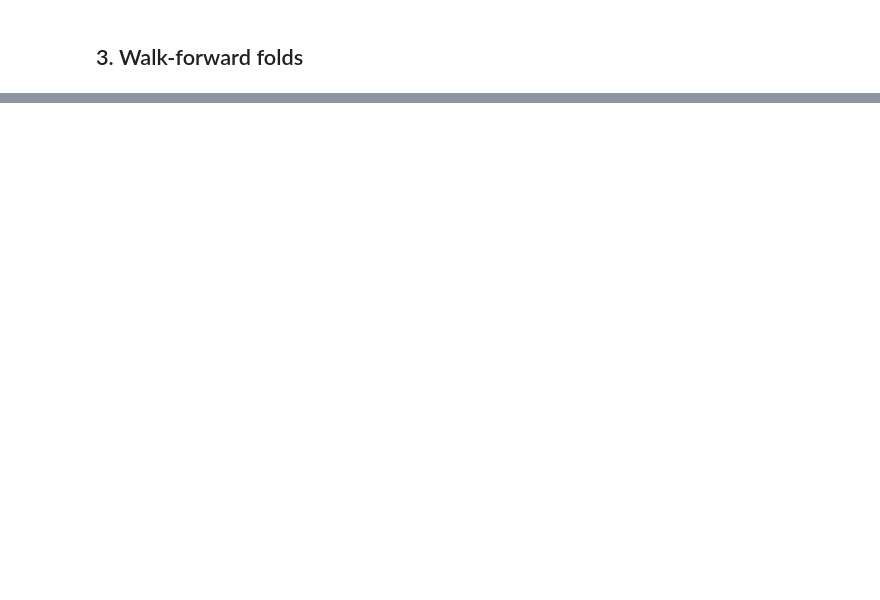
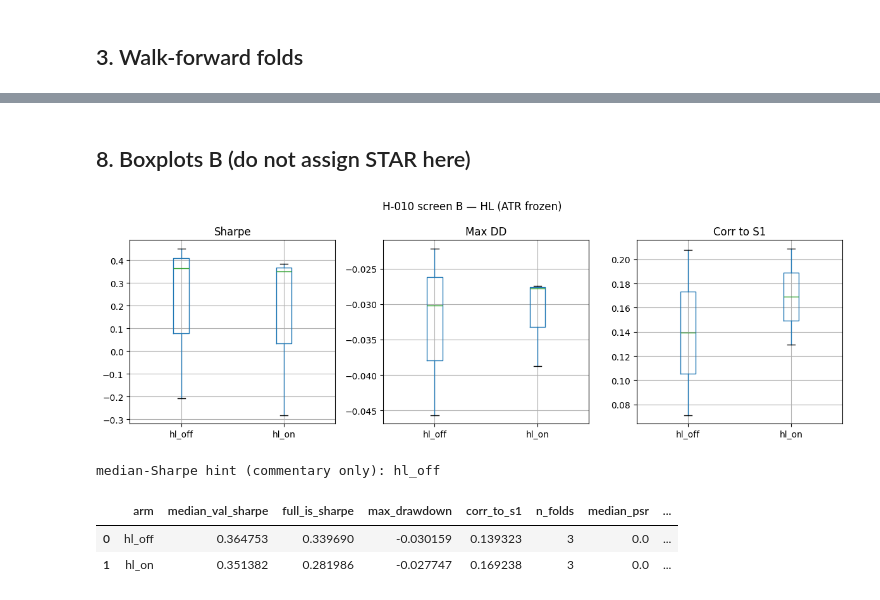
Before and after one commit to charlievellacott/trading_portfolio, a Jupyter notebook: 02_research/s2_coint/notebooks/hypothesis_tests/H-010_exits.ipynb, the cells around one changed output, grey strips where cells are left out. Cells and saved outputs as stored; diff of their text form; code cells hidden in the pictures; blank space fills up the shorter version.

```diff
--- a/02_research/s2_coint/notebooks/hypothesis_tests/H-010_exits.ipynb
+++ b/02_research/s2_coint/notebooks/hypothesis_tests/H-010_exits.ipynb
@@ -203,0 +262,26 @@ wrote C:\Users\User\Desktop\ML Algorithmic Trading\Portfolio 26\trading_portfoli
+# %%
+stack = load_star_stack(STAR_PATH)
+atr_frozen = None if stack.get("ATR_EXIT_STAR") in (None, "off") else float(stack["ATR_EXIT_STAR"])
+pair_loss = float(stack.get("PAIR_MAX_LOSS_STAR", PAIR_MAX_LOSS))
+
+configs_hl = {
+    "hl_off": config_from_stack(
+        stack,
+        atr_stop_mult=atr_frozen,
+        hl_exit_n=None,
+        pair_max_loss=pair_loss,
+        atr_risk_frac=float(ATR_RISK_FRAC),
+    ),
+    "hl_on": config_from_stack(
+        stack,
+        atr_stop_mult=atr_frozen,
+        hl_exit_n=float(HL_EXIT_N),
+        pair_max_loss=pair_loss,
+        atr_risk_frac=float(ATR_RISK_FRAC),
+    ),
+}
+
+fold_df_hl = fold_val_metrics(panel, folds, configs_hl, hyp_id=HYP_ID, s1_weekly=s1_weekly)
+full_is_df_hl = full_is_metrics(panel, configs_hl, hyp_id=HYP_ID, s1_weekly=s1_weekly)
+print("ATR frozen", atr_frozen)
+fold_df_hl
@@ -203,0 +297,13 @@ wrote C:\Users\User\Desktop\ML Algorithmic Trading\Portfolio 26\trading_portfoli
+# %% [markdown]
+## 8. Boxplots B (do not assign STAR here)
+# %%
+plot_fold_boxplots(fold_df_hl, title="H-010 screen B — HL (ATR frozen)")
+plt.show()
+print("median-Sharpe hint (commentary only):", median_sharpe_hint(fold_df_hl))
+display(arm_selection_table(fold_df_hl, full_is_df_hl))
+# %% [output]
+[figure, added]
+median-Sharpe hint (commentary only): hl_off
+|  | arm | median_val_sharpe | full_is_sharpe | max_drawdown | corr_to_s1 | n_folds | median_psr | ... |
+| 0 | hl_off | 0.364753 | 0.339690 | -0.030159 | 0.139323 | 3 | 0.0 | ... |
+| 1 | hl_on | 0.351382 | 0.281986 | -0.027747 | 0.169238 | 3 | 0.0 | ... |
```
Also changed, not shown: parts of 26 cells of this notebook, 16 other files.
